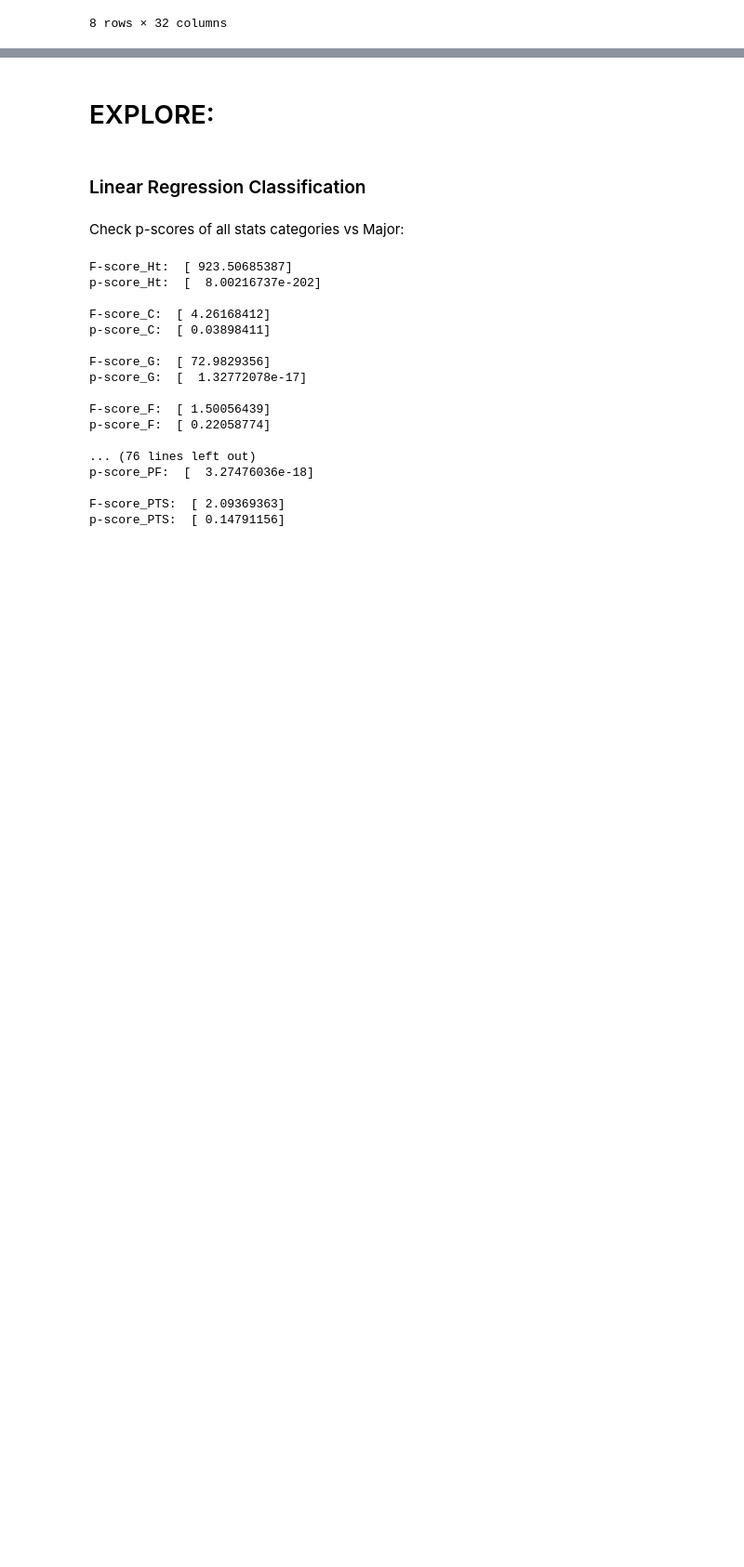
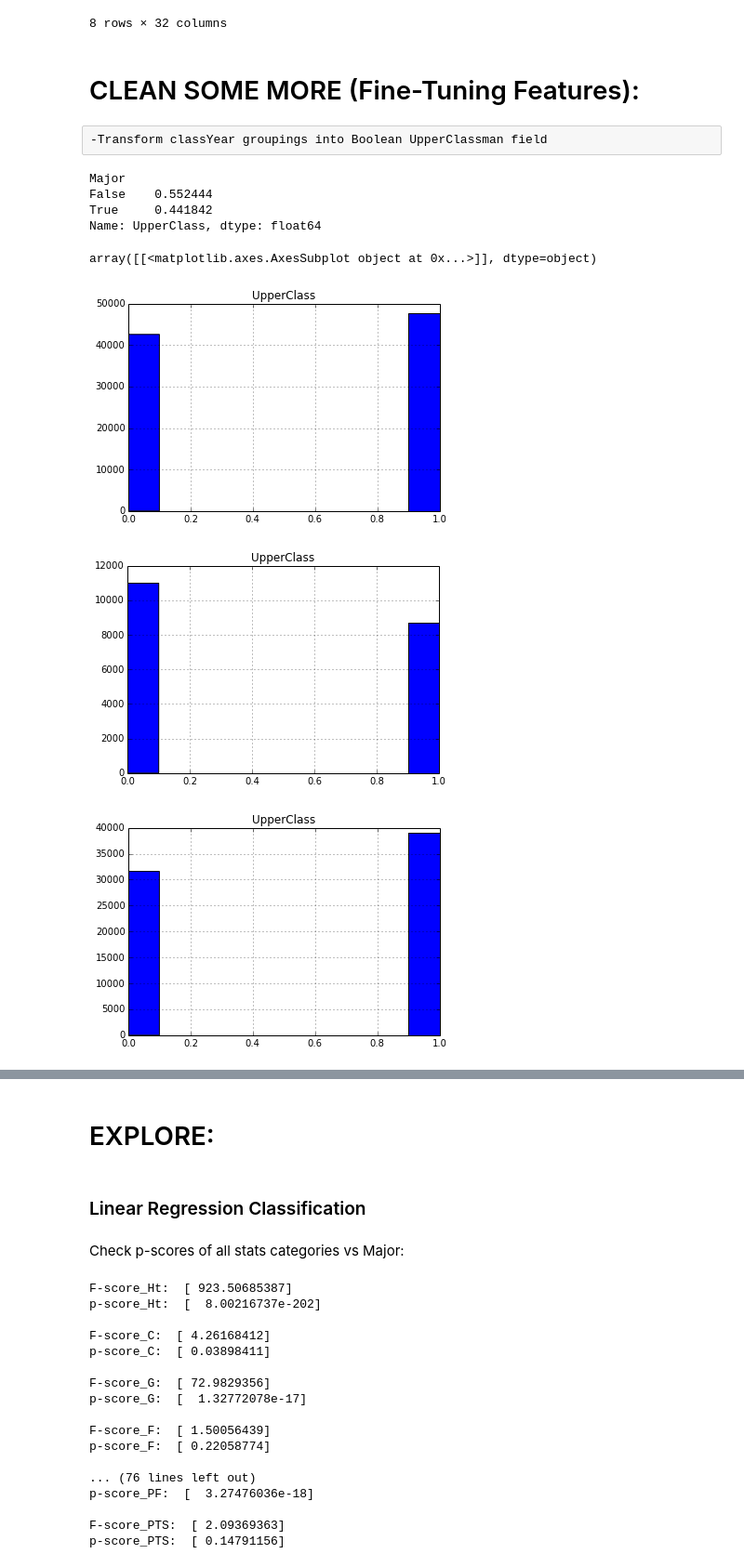
Before and after one commit to datadave/GADS9-NYC-Spring2014-Students, a Jupyter notebook: lab_submissions/project02/csheehan/project02.ipynb, the cells around one changed output, grey strips where cells are left out. Shown at 93% size. Saved outputs shown, nothing was run; the diff lists cells and outputs as text; code cells hidden in the pictures; blank space fills up the shorter version.

```diff
--- a/lab_submissions/project02/csheehan/project02.ipynb
+++ b/lab_submissions/project02/csheehan/project02.ipynb
@@ -313,3 +313,32 @@ tm_gm_p.describe()
 | 75% | 80.000000 | 0 | 1 | 1 | 1 | 0 | 0 | 0 | 1 | 29.000000 | 4.000000 | ... |
 | max | 90.000000 | True | True | True | True | True | True | True | True | 59.000000 | 20.000000 | ... |
 8 rows × 32 columns
+# %% [markdown]
+# CLEAN SOME MORE (Fine-Tuning Features):
+# %% [raw]
+-Transform classYear groupings into Boolean UpperClassman field
+# %%
+tm_gm_p['UpperClass'] = False
+# %%
+#players.loc[:,'Position'][players.Pos == 'W'] = 'G-F'
+tm_gm_p.loc[:,'UpperClass'][(tm_gm_p.SR==True)] = True
+tm_gm_p.loc[:,'UpperClass'][(tm_gm_p.JR==True)] = True
+tm_gm_p.loc[:,'UpperClass'][(tm_gm_p.GR==True)] = True
+# %%
+tm_gm_p.groupby('Major').UpperClass.mean()
+# 10% more Mid-Major player-game records are for Upper Classmen (one/two and done players go to Majors)
+# %% [output]
+Major
+False    0.552444
+True     0.441842
+Name: UpperClass, dtype: float64
+# %%
+#MPL returning error for Major== True, so graphing hists with pandas
+tm_gm_p.hist('UpperClass')
+tm_gm_p[tm_gm_p.Major == True].hist('UpperClass')
+tm_gm_p[tm_gm_p.Major == False].hist('UpperClass')
+# %% [output]
+array([[<matplotlib.axes.AxesSubplot object at 0x...>]], dtype=object)
+[figure, added]
+[figure, added]
+[figure, added]
```
Also changed, not shown: parts of 25 cells of this notebook.
